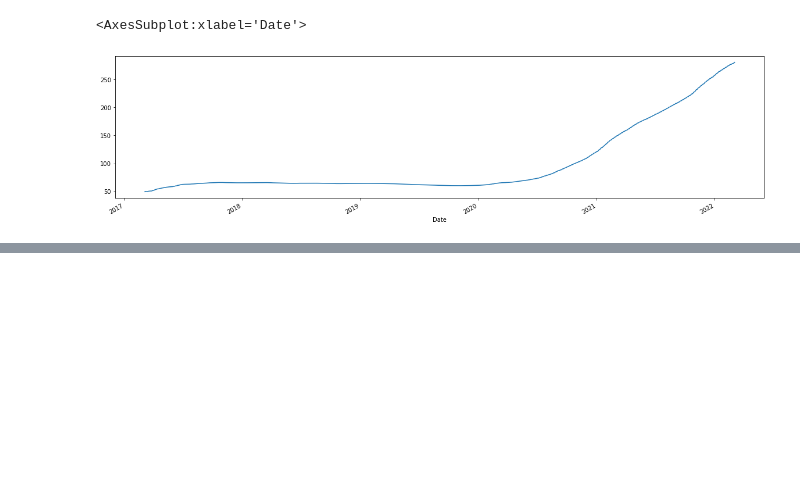
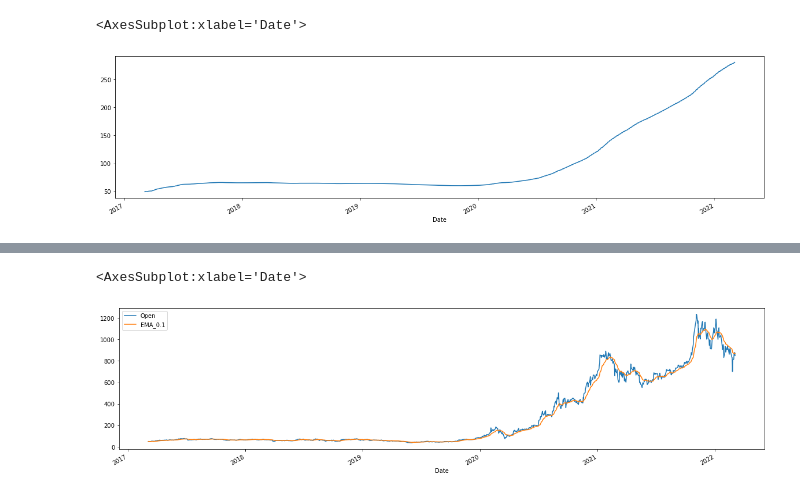
Before and after one commit to iamatul1214/Time-series-, a Jupyter notebook: Time Series -2 .ipynb, the cells around one changed output, grey strips where cells are left out. Cells and saved outputs as stored; diff of their text form; code cells hidden in the pictures; blank space fills up the shorter version.

```diff
--- a/Time Series -2 .ipynb
+++ b/Time Series -2 .ipynb
@@ -75,0 +84,9 @@ df_tesla['Open'].expanding().mean().plot(figsize=(20,5))
+# %%
+## Let's calculate EMA with pandas for open
+
+df_tesla['EMA_0.1']=df_tesla['Open'].ewm(alpha=0.1, adjust=False).mean()
+# %%
+df_tesla[['Open','EMA_0.1']].plot(figsize=(20,5))
+# %% [output]
+<AxesSubplot:xlabel='Date'>
+[figure, added]
```
Also changed, not shown: parts of 12 cells of this notebook.
